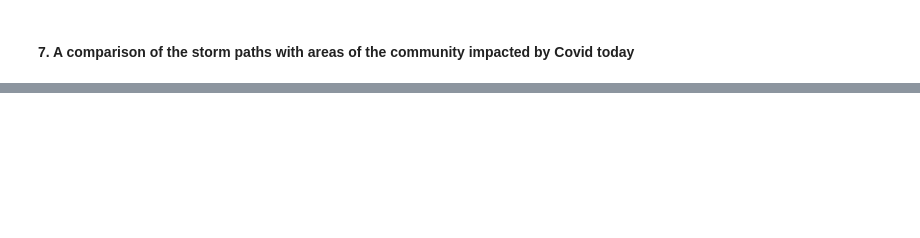
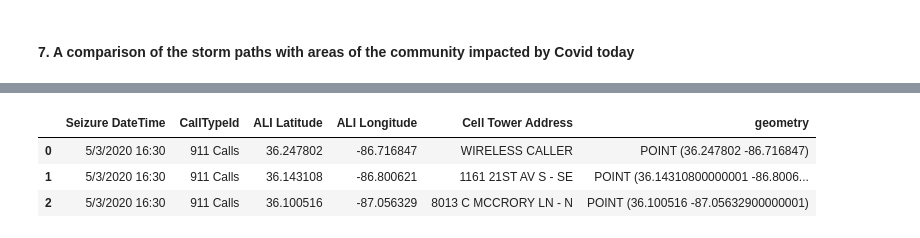
Before and after one commit to KYandow/metro-nashville-emergency-response-Python, a Jupyter notebook: notebook/911_project_nz.ipynb, the cells around one changed output, grey strips where cells are left out. Saved outputs shown, nothing was run; the diff lists cells and outputs as text; code cells hidden in the pictures; blank space fills up the shorter version.

```diff
--- a/notebook/911_project_nz.ipynb
+++ b/notebook/911_project_nz.ipynb
@@ -30,0 +103,10 @@ SyntaxError: invalid syntax (<ipython-input-31-d34a419c4e56>, line 1)
+# %%
+derecho911_df['geometry'] = derecho911_df.apply(lambda x: Point((float(x['ALI Latitude']),
+                                                         float(x['ALI Longitude']))),
+                                        axis=1)
+derecho911_df.head(3)
+# %% [output]
+|  | Seizure DateTime | CallTypeId | ALI Latitude | ALI Longitude | Cell Tower Address | geometry |
+| 0 | 5/3/2020 16:30 | 911 Calls | 36.247802 | -86.716847 | WIRELESS CALLER | POINT (36.247802 -86.716847) |
+| 1 | 5/3/2020 16:30 | 911 Calls | 36.143108 | -86.800621 | 1161 21ST AV S - SE | POINT (36.14310800000001 -86.8006... |
+| 2 | 5/3/2020 16:30 | 911 Calls | 36.100516 | -87.056329 | 8013 C MCCRORY LN - N | POINT (36.100516 -87.05632900000001) |
```
Also changed, not shown: parts of 21 cells of this notebook, 13 other files.
